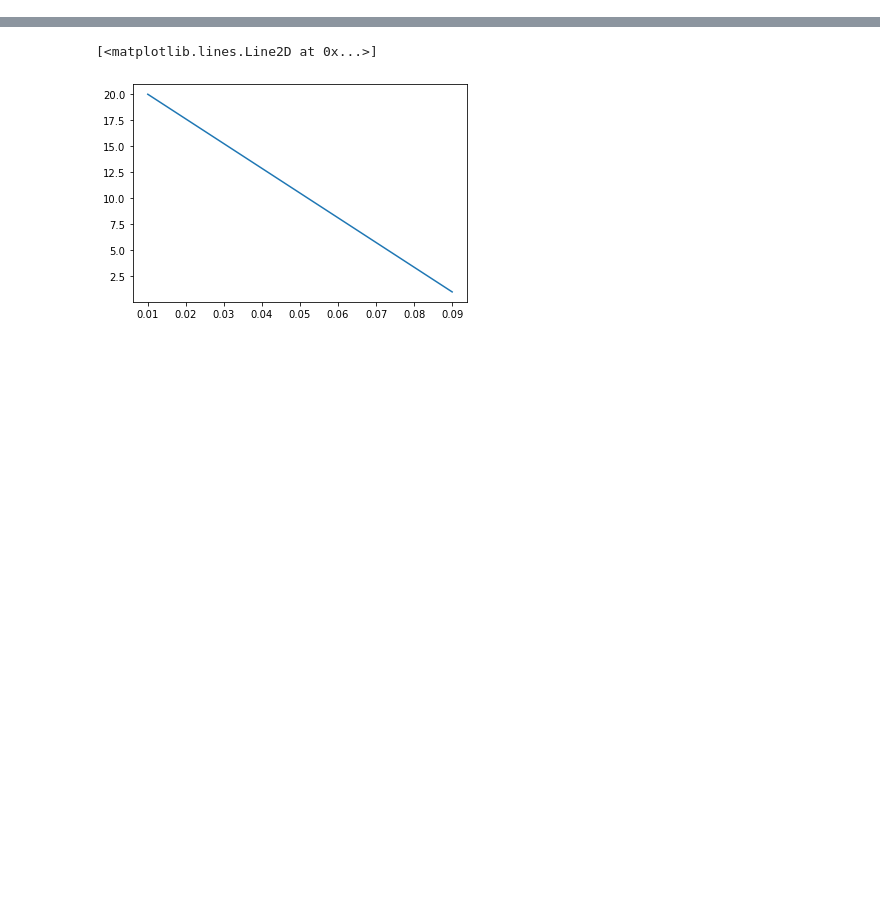
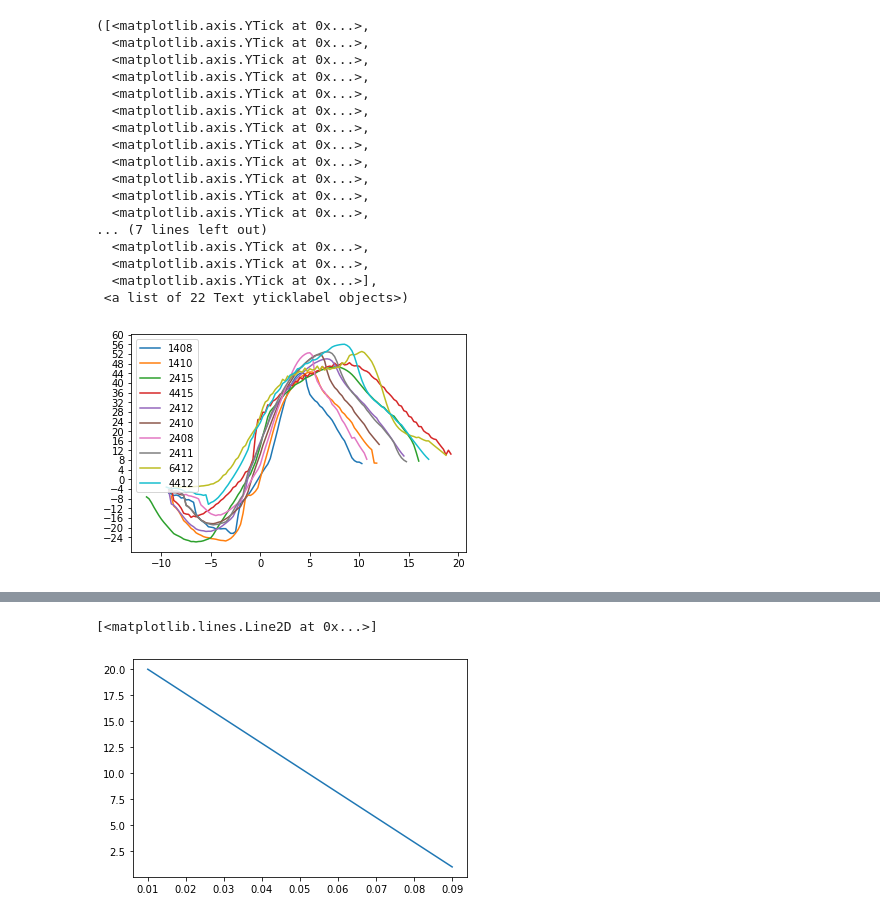
Before and after one commit to eliesls/Mecaero_Groupe3, a Jupyter notebook: Etude_stat.ipynb, the cells around one changed output, grey strips where cells are left out. Saved outputs shown, nothing was run; the diff lists cells and outputs as text; code cells hidden in the pictures; blank space fills up the shorter version.

```diff
--- a/Etude_stat.ipynb
+++ b/Etude_stat.ipynb
@@ -30,0 +64,35 @@ def f_1(x):
+# %%
+finesse_max = []
+for naca in L:
+    sub = df.loc[(df['naca'] == naca) & (df['reynolds'] == 100000)]
+    finesse = list(sub['CL']/sub['CD'])
+    fin_max = np.max(finesse)
+    finesse_max.append(fin_max)
+finesse_max = np.array(finesse_max)
+# %%
+arr = finesse_max.argsort()[-10:]
+# %%
+for k in arr:
+    sub = df.loc[(df['naca'] == L[k]) & (df['reynolds'] == 100000)]
+    plt.plot(sub['alpha'],sub['CL']/sub['CD'], label = L[k])
+plt.legend()
+plt.yticks([60/15*k for k in range(-6,16)])
+# %% [output]
+([<matplotlib.axis.YTick at 0x...>,
+  <matplotlib.axis.YTick at 0x...>,
+  <matplotlib.axis.YTick at 0x...>,
+  <matplotlib.axis.YTick at 0x...>,
+  <matplotlib.axis.YTick at 0x...>,
+  <matplotlib.axis.YTick at 0x...>,
+  <matplotlib.axis.YTick at 0x...>,
+  <matplotlib.axis.YTick at 0x...>,
+  <matplotlib.axis.YTick at 0x...>,
+  <matplotlib.axis.YTick at 0x...>,
+  <matplotlib.axis.YTick at 0x...>,
+  <matplotlib.axis.YTick at 0x...>,
+... (7 lines left out)
+  <matplotlib.axis.YTick at 0x...>,
+  <matplotlib.axis.YTick at 0x...>,
+  <matplotlib.axis.YTick at 0x...>],
+ <a list of 22 Text yticklabel objects>)
+[figure, added]
```
Also changed, not shown: parts of 19 cells of this notebook.
